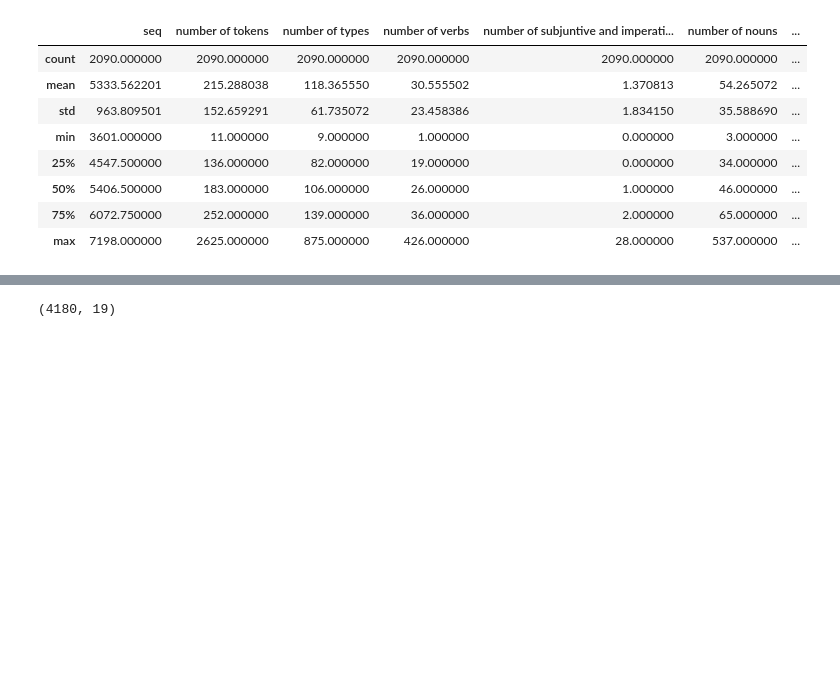
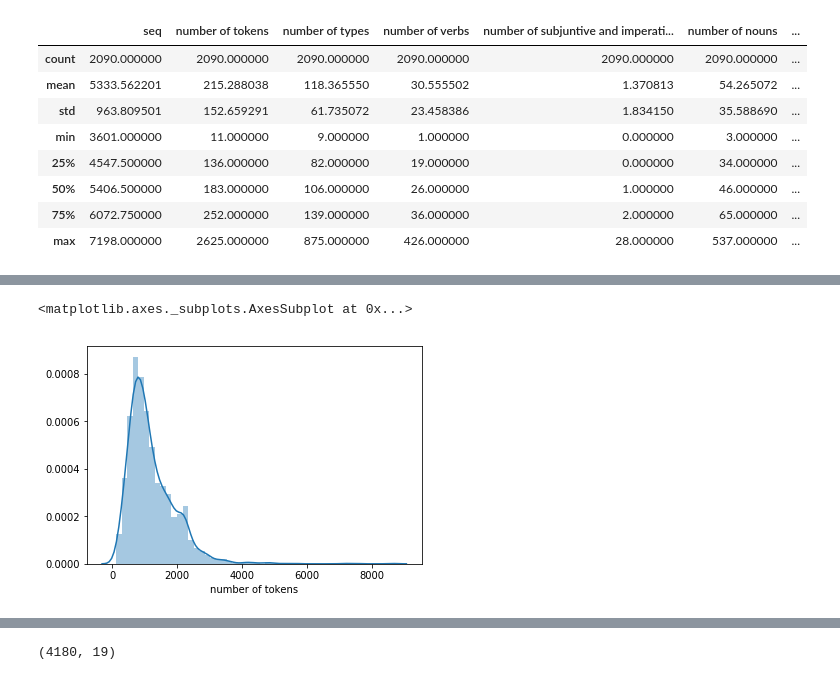
Before and after one commit to joaopaulopbjp/FakeNewsDetection, a Jupyter notebook: Fake News Classifier.ipynb, the cells around one changed output, grey strips where cells are left out. Cells and saved outputs as stored; diff of their text form; code cells hidden in the pictures; blank space fills up the shorter version.

```diff
--- a/Fake News Classifier.ipynb
+++ b/Fake News Classifier.ipynb
@@ -87,0 +96,5 @@ df_politica_fake.describe()
+# %%
+sns.distplot(df_politica_real['number of tokens'])
+# %% [output]
+<matplotlib.axes._subplots.AxesSubplot at 0x...>
+[figure, added]
```
Also changed, not shown: parts of 40 cells of this notebook.
